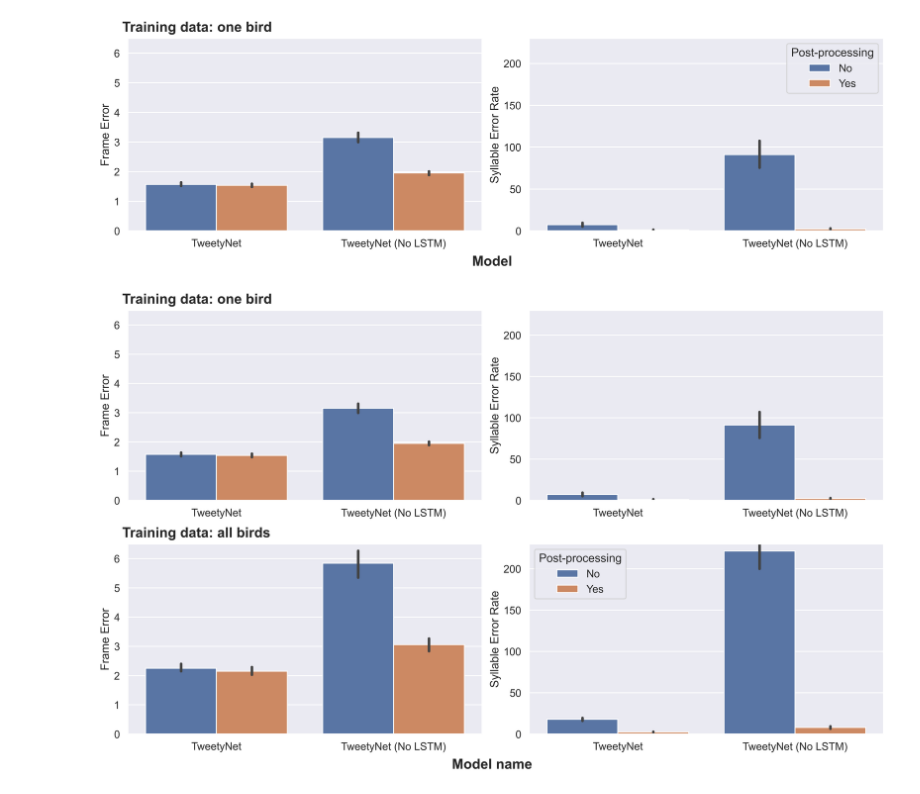
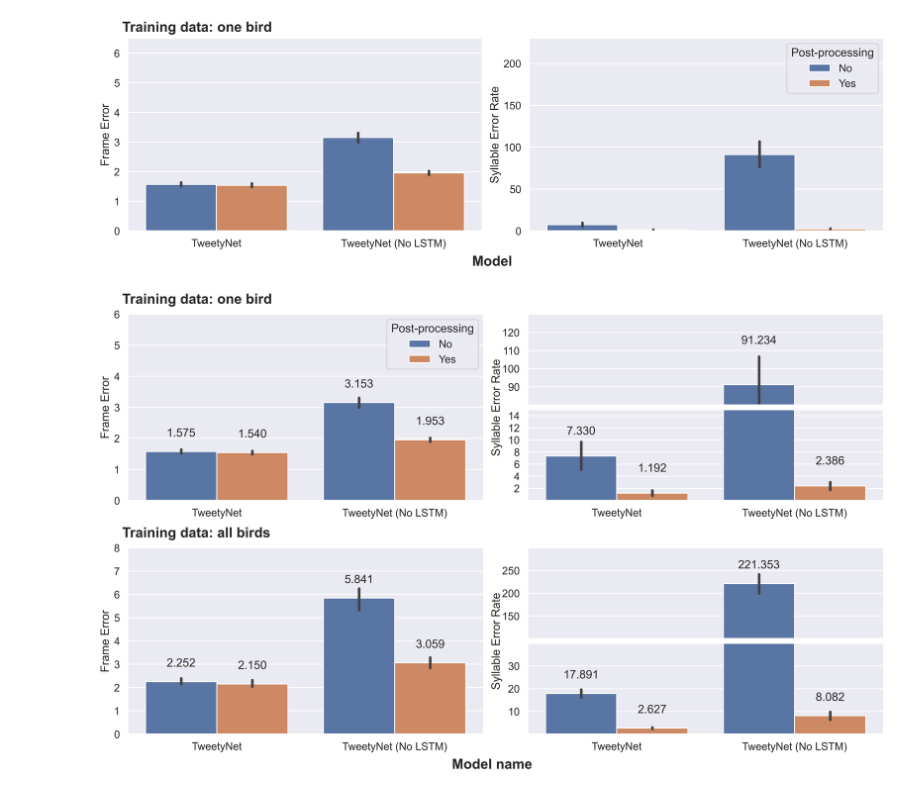
Before and after one commit to vocalpy/scipy-proceedings-2023-vak, a Jupyter notebook: src/scripts/ablation-experiment.ipynb, the cells around one changed output. Cells and saved outputs as stored; diff of their text form; code cells hidden in the pictures.

```diff
--- a/src/scripts/ablation-experiment.ipynb
+++ b/src/scripts/ablation-experiment.ipynb
@@ -143,49 +144,92 @@ ax_arr[0].legend().remove()
 [figure]
 # %%
 # fig, ax_arr = plt.subplots(2, 2, figsize=(15, 10), dpi=300)
+from mpl_toolkits.axes_grid1 import make_axes_locatable
+
 fig = plt.figure(layout='constrained', figsize=(17, 10), dpi=300)
 subfigs = fig.subfigures(2, 1)
 
-for subfig_ind, (data_df, subfig_suptitle) in enumerate(
+for subfig_ind, (data_df, subfig_suptitle, ylims, paddings, yticks) in enumerate(
     zip(
         (data_plot, data_allbirds_plot),
-        ('Training data: one bird', 'Training data: all birds')
+        ('Training data: one bird', 'Training data: all birds'),
+        (
+            ([0., 6], ([0., 15.], [80., 130.])),
+            ([0., 8], ([0., 40.], [100., 300.])),
+        ),
+        (
+            (20, 30, 60),
+            (20, 20, 20),
+        ),
+        (
+            ([2, 4, 6, 8, 10, 12, 14], [90, 100, 110, 120]),
+            ([10, 20, 30], [150, 200, 250]),
+        )
     )
 ):
     data_plot_ = data_df[data_df.train_dur == 600]
     data_plot_ = data_plot_.rename(columns={'train_dur': 'Training Set Duration'})
 
     subfig = subfigs[subfig_ind]
     ax_arr = subfig.subplots(1, 2)
+    ax_to_break = ax_arr[1]
+    divider = make_axes_locatable(ax_to_break)
+    ax2 = divider.new_vertical(size="100%", pad=0.1)
+    subfig.add_axes(ax2)
 
     for ax_ind, (err_name, ylim) in enumerate(
         zip(
             ('Frame Error', 'Syllable Error Rate'),
-            ([0., 6.5], [0., 230.])
+            ylims
         )
     ):
-        ax = ax_arr[ax_ind]
-        g = sns.barplot(
-            data=data_plot_,
-            y=err_name,
-            x='model_name',
-            hue='Post-processing',
-            ax=ax,
-        )
-        ax.set_ylim(ylim)
-        ax.set_xlabel('')
-
+        if ax_ind == 0:
+            ax = ax_arr[ax_ind]
+            g = sns.barplot(
+                data=data_plot_,
+                y=err_name,
+                x='model_name',
+                hue='Post-processing',
+                ax=ax,
+            )
+            ax.set_ylim(ylim)
+            ax.set_xlabel('')
+            for bars in ax.containers:
+                ax.bar_label(bars, padding=paddings[0], fmt='{:.3f}')
+        elif ax_ind == 1:
+            for ind, ax in enumerate((ax_arr[1], ax2)):
+                g = sns.barplot(
+                    data=data_plot_,
+                    y=err_name,
+                    x='model_name',
+                    hue='Post-processing',
+                    ax=ax,
+                )
+                ax.set_ylim(ylim[ind])
+                ax.set_xlabel('')
+                ax.set_yticks(yticks[ind])
+                ax.set_ylabel('')
+                if ind == 1:
+                    ax.set_xticks([])
+                for bars in ax.containers:
+                    ax.bar_label(bars, padding=paddings[ind + 1], fmt='{:.3f}')
+            bigax = subfig.add_subplot(1, 2, 2, frameon=False)
+            bigax.set_ylabel(err_name)
+            bigax.grid(False)
+            bigax.set_xticks([])
+            bigax.tick_params(labelcolor='none', top=False, bottom=False, left=False, right=False)
     subfig.suptitle(subfig_suptitle, ha='left', x=0.03, weight='bold')
 
     if subfig_ind == 0:
-        for ax in ax_arr:
+        for ax in (ax_arr[1], ax2):
             ax.legend().remove()
     else:
-        ax_arr[0].legend().remove()
+        for ax in (*ax_arr, ax2):
+            ax.legend().remove()
 
-subfig.supxlabel('Model name', y=-0.075, weight='bold')
+subfig.supxlabel('Model name', y=-0.075, weight='bold');
 
 plt.savefig('./doc/figs/ablation-experiment.png', bbox_inches='tight')
 plt.savefig('../scipy_proceedings/papers/david_nicholson/ablation-experiment.png', bbox_inches='tight')
 # %% [output]
-[figure, old version]
+[figure, new version]
```
Also changed, not shown: parts of 1 cell of this notebook.
